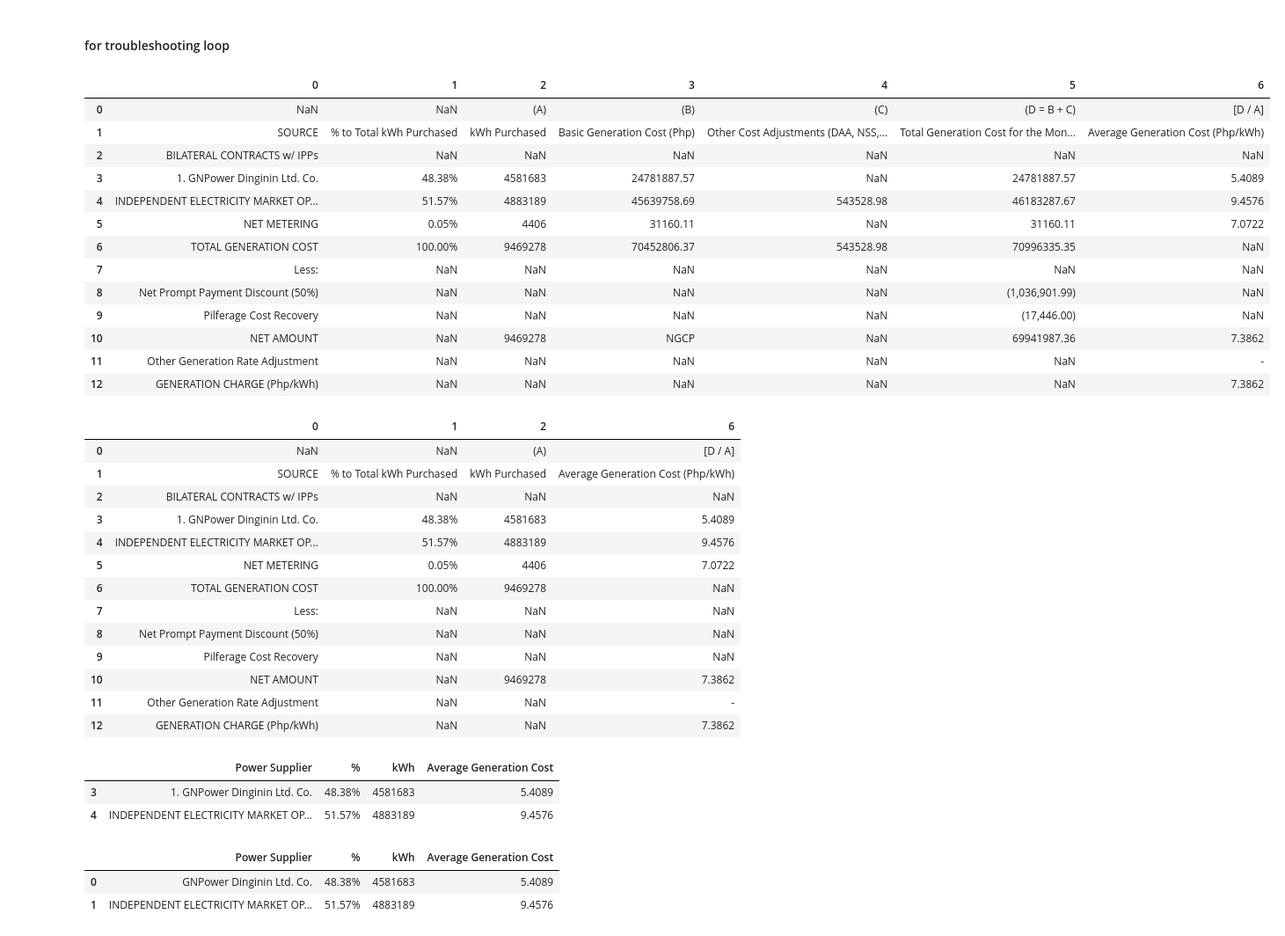
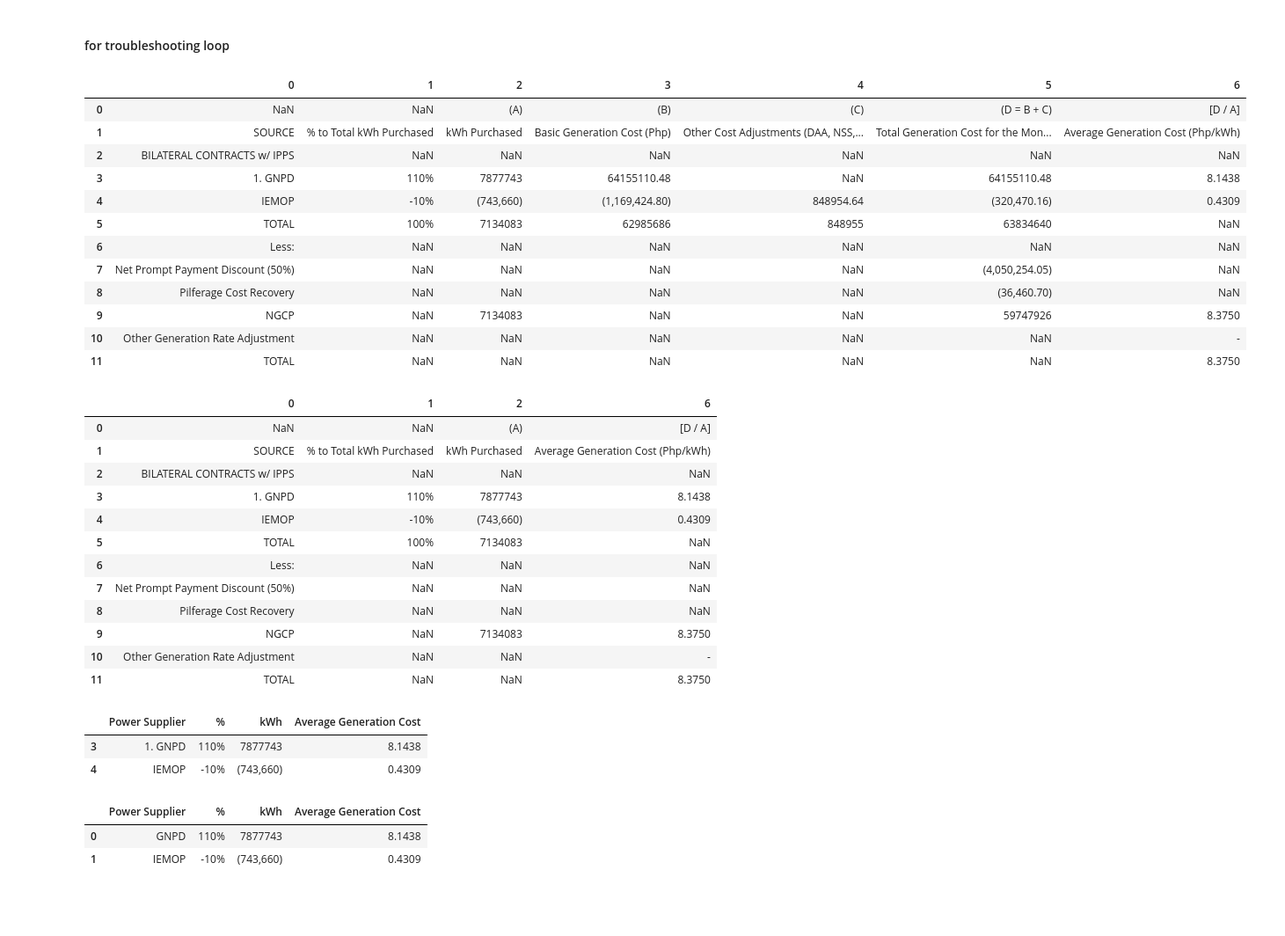
Before and after one commit to andreasenson/Scrape-DU-Generation-Charge, a Jupyter notebook: LEYECO IV/scrape_LEYECO_IV.ipynb, the cells around one changed output. Shown at 88% size. Saved outputs shown, nothing was run; the diff lists cells and outputs as text; code cells hidden in the pictures; blank space fills up the shorter version.

Commit message:
updated final output to include missing Generation Charges

```diff
--- a/LEYECO IV/scrape_LEYECO_IV.ipynb
+++ b/LEYECO IV/scrape_LEYECO_IV.ipynb
@@ -307,23 +307,22 @@ Note: you may need to restart the kernel to use updated packages.
 # %% [markdown]
 #### for troubleshooting loop
 # %%
-df = dataframes["11-23"]
+df = dataframes["02-23"]
 df
 # %% [output]
 |  | 0 | 1 | 2 | 3 | 4 | 5 | 6 |
 | 0 | NaN | NaN | (A) | (B) | (C) | (D = B + C) | [D / A] |
 | 1 | SOURCE | % to Total kWh Purchased | kWh Purchased | Basic Generation Cost (Php) | Other Cost Adjustments (DAA, NSS,... | Total Generation Cost for the Mon... | Average Generation Cost (Php/kWh) |
-| 2 | BILATERAL CONTRACTS w/ IPPs | NaN | NaN | NaN | NaN | NaN | NaN |
-| 3 | 1. GNPower Dinginin Ltd. Co. | 48.38% | 4581683 | 24781887.57 | NaN | 24781887.57 | 5.4089 |
-| 4 | INDEPENDENT ELECTRICITY MARKET OP... | 51.57% | 4883189 | 45639758.69 | 543528.98 | 46183287.67 | 9.4576 |
-| 5 | NET METERING | 0.05% | 4406 | 31160.11 | NaN | 31160.11 | 7.0722 |
-| 6 | TOTAL GENERATION COST | 100.00% | 9469278 | 70452806.37 | 543528.98 | 70996335.35 | NaN |
-| 7 | Less: | NaN | NaN | NaN | NaN | NaN | NaN |
-| 8 | Net Prompt Payment Discount (50%) | NaN | NaN | NaN | NaN | (1,036,901.99) | NaN |
-| 9 | Pilferage Cost Recovery | NaN | NaN | NaN | NaN | (17,446.00) | NaN |
-| 10 | NET AMOUNT | NaN | 9469278 | NGCP | NaN | 69941987.36 | 7.3862 |
-| 11 | Other Generation Rate Adjustment | NaN | NaN | NaN | NaN | NaN | - |
-| 12 | GENERATION CHARGE (Php/kWh) | NaN | NaN | NaN | NaN | NaN | 7.3862 |
+| 2 | BILATERAL CONTRACTS w/ IPPS | NaN | NaN | NaN | NaN | NaN | NaN |
+| 3 | 1. GNPD | 110% | 7877743 | 64155110.48 | NaN | 64155110.48 | 8.1438 |
+| 4 | IEMOP | -10% | (743,660) | (1,169,424.80) | 848954.64 | (320,470.16) | 0.4309 |
+| 5 | TOTAL | 100% | 7134083 | 62985686 | 848955 | 63834640 | NaN |
+| 6 | Less: | NaN | NaN | NaN | NaN | NaN | NaN |
+| 7 | Net Prompt Payment Discount (50%) | NaN | NaN | NaN | NaN | (4,050,254.05) | NaN |
+| 8 | Pilferage Cost Recovery | NaN | NaN | NaN | NaN | (36,460.70) | NaN |
+| 9 | NGCP | NaN | 7134083 | NaN | NaN | 59747926 | 8.3750 |
+| 10 | Other Generation Rate Adjustment | NaN | NaN | NaN | NaN | NaN | - |
+| 11 | TOTAL | NaN | NaN | NaN | NaN | NaN | 8.3750 |
 # %%
 # Function to find the column name where a keyword is present in any of its rows
 def find_column_by_keyword(df, keyword):
@@ -346,17 +345,16 @@ sliced_cols_df
 |  | 0 | 1 | 2 | 6 |
 | 0 | NaN | NaN | (A) | [D / A] |
 | 1 | SOURCE | % to Total kWh Purchased | kWh Purchased | Average Generation Cost (Php/kWh) |
-| 2 | BILATERAL CONTRACTS w/ IPPs | NaN | NaN | NaN |
-| 3 | 1. GNPower Dinginin Ltd. Co. | 48.38% | 4581683 | 5.4089 |
-| 4 | INDEPENDENT ELECTRICITY MARKET OP... | 51.57% | 4883189 | 9.4576 |
-| 5 | NET METERING | 0.05% | 4406 | 7.0722 |
-| 6 | TOTAL GENERATION COST | 100.00% | 9469278 | NaN |
-| 7 | Less: | NaN | NaN | NaN |
-| 8 | Net Prompt Payment Discount (50%) | NaN | NaN | NaN |
-| 9 | Pilferage Cost Recovery | NaN | NaN | NaN |
-| 10 | NET AMOUNT | NaN | 9469278 | 7.3862 |
-| 11 | Other Generation Rate Adjustment | NaN | NaN | - |
-| 12 | GENERATION CHARGE (Php/kWh) | NaN | NaN | 7.3862 |
+| 2 | BILATERAL CONTRACTS w/ IPPS | NaN | NaN | NaN |
+| 3 | 1. GNPD | 110% | 7877743 | 8.1438 |
+| 4 | IEMOP | -10% | (743,660) | 0.4309 |
+| 5 | TOTAL | 100% | 7134083 | NaN |
+| 6 | Less: | NaN | NaN | NaN |
+| 7 | Net Prompt Payment Discount (50%) | NaN | NaN | NaN |
+| 8 | Pilferage Cost Recovery | NaN | NaN | NaN |
+| 9 | NGCP | NaN | 7134083 | 8.3750 |
+| 10 | Other Generation Rate Adjustment | NaN | NaN | - |
+| 11 | TOTAL | NaN | NaN | 8.3750 |
 # %%
 # Find the index of the row containing the word "Supply" in the first column
 start_index = sliced_cols_df[sliced_cols_df.iloc[:, 0].str.contains('CONTRACTS', case=False, na=False)].index[0] + 1
@@ -377,8 +375,8 @@ sliced_rows_df.columns = ["Power Supplier", "%", "kWh", "Average Generation Cost
 sliced_rows_df
 # %% [output]
 |  | Power Supplier | % | kWh | Average Generation Cost |
-| 3 | 1. GNPower Dinginin Ltd. Co. | 48.38% | 4581683 | 5.4089 |
-| 4 | INDEPENDENT ELECTRICITY MARKET OP... | 51.57% | 4883189 | 9.4576 |
+| 3 | 1. GNPD | 110% | 7877743 | 8.1438 |
+| 4 | IEMOP | -10% | (743,660) | 0.4309 |
 # %%
 import re
 
@@ -395,8 +393,8 @@ sliced_rows_df = sliced_rows_df.reset_index(drop=True)
 sliced_rows_df
 # %% [output]
 |  | Power Supplier | % | kWh | Average Generation Cost |
-| 0 | GNPower Dinginin Ltd. Co. | 48.38% | 4581683 | 5.4089 |
-| 1 | INDEPENDENT ELECTRICITY MARKET OP... | 51.57% | 4883189 | 9.4576 |
+| 0 | GNPD | 110% | 7877743 | 8.1438 |
+| 1 | IEMOP | -10% | (743,660) | 0.4309 |
 # %%
 # Find the column that contains the word "Average"
 average_column = sliced_cols_df.columns[sliced_cols_df.apply(lambda col: col.str.contains('Average', case=False, na=False)).any()][0]
```
Also changed, not shown: parts of 2 cells of this notebook, 1 other file.
